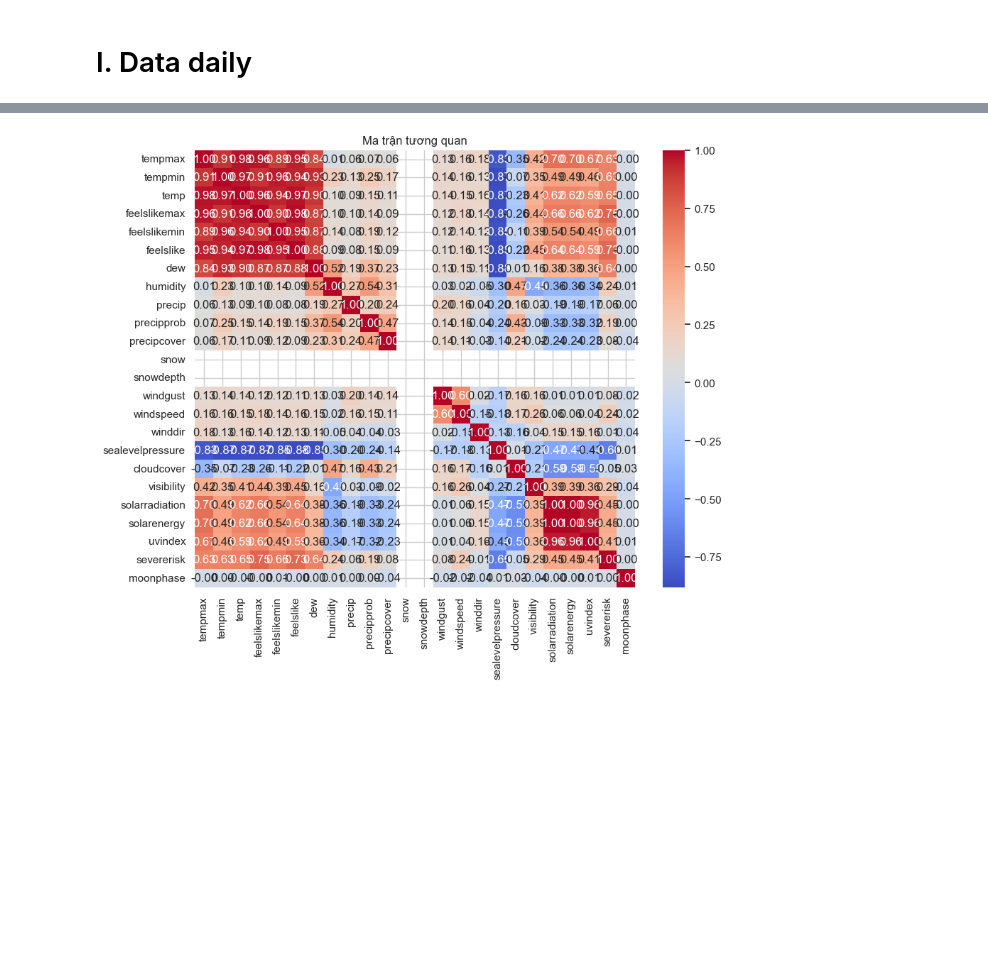
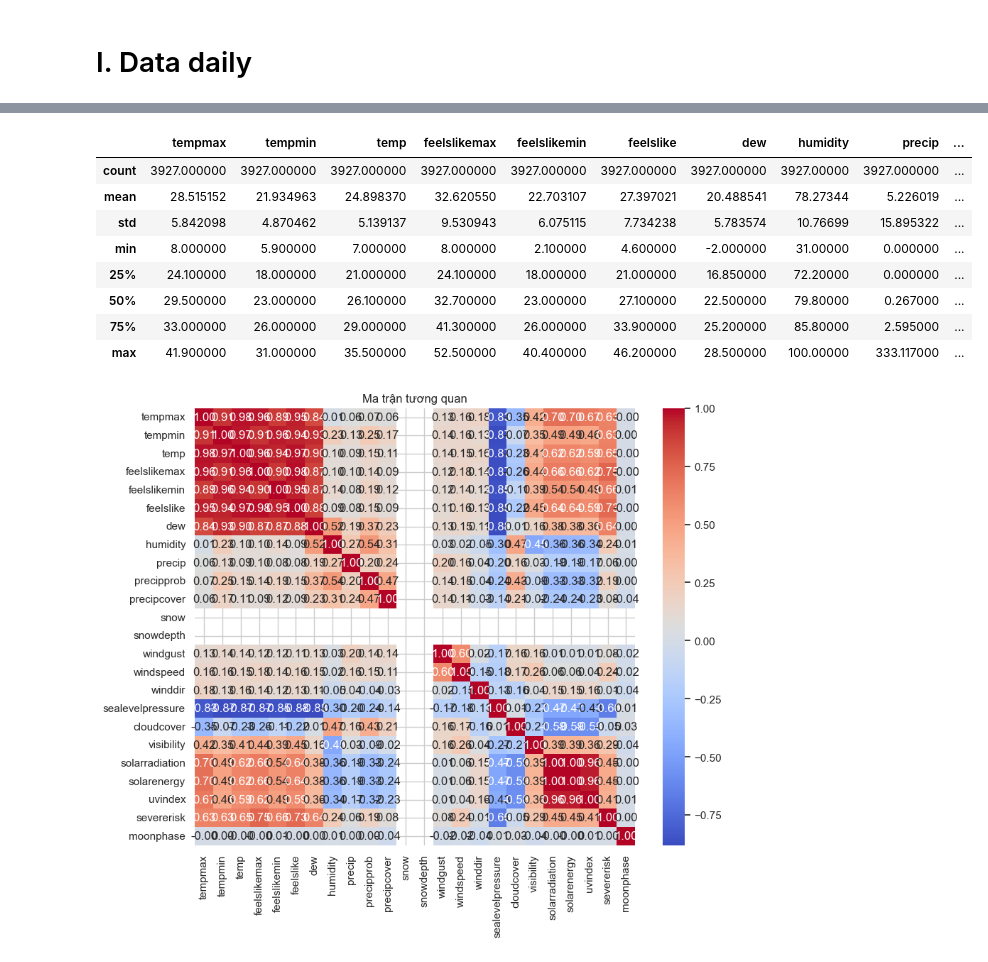
Before and after one commit to tungvoi38/Machine_Learning_Group_3, a Jupyter notebook: temperature_prediction_Hanoi/notebooks/01-data_understanding.ipynb, the cells around one changed output, grey strips where cells are left out. Saved outputs shown, nothing was run; the diff lists cells and outputs as text; code cells hidden in the pictures; blank space fills up the shorter version.

```diff
--- a/temperature_prediction_Hanoi/notebooks/01-data_understanding.ipynb
+++ b/temperature_prediction_Hanoi/notebooks/01-data_understanding.ipynb
@@ -105,11 +69,0 @@ memory usage: 1012.6+ KB
-# %%
-# Chuyển cột ngày
-df_daily['datetime'] = pd.to_datetime(df_daily['datetime'], errors='coerce')
-
-# Vẽ xu hướng nhiệt độ
-plt.figure(figsize=(12,6))
-plt.plot(df_daily['datetime'], df_daily['temp'])
-plt.title('Nhiệt độ trung bình hàng ngày tại Hà Nội (10 năm)')
-plt.xlabel('Năm')
-plt.ylabel('Nhiệt độ (°C)')
-plt.show()
@@ -141,0 +92,12 @@ for col in numeric_cols_d:
+# %%
+df_daily.describe()
+# %% [output]
+|  | tempmax | tempmin | temp | feelslikemax | feelslikemin | feelslike | dew | humidity | precip | ... |
+| count | 3927.000000 | 3927.000000 | 3927.000000 | 3927.000000 | 3927.000000 | 3927.000000 | 3927.000000 | 3927.00000 | 3927.000000 | ... |
+| mean | 28.515152 | 21.934963 | 24.898370 | 32.620550 | 22.703107 | 27.397021 | 20.488541 | 78.27344 | 5.226019 | ... |
+| std | 5.842098 | 4.870462 | 5.139137 | 9.530943 | 6.075115 | 7.734238 | 5.783574 | 10.76699 | 15.895322 | ... |
+| min | 8.000000 | 5.900000 | 7.000000 | 8.000000 | 2.100000 | 4.600000 | -2.000000 | 31.00000 | 0.000000 | ... |
+| 25% | 24.100000 | 18.000000 | 21.000000 | 24.100000 | 18.000000 | 21.000000 | 16.850000 | 72.20000 | 0.000000 | ... |
+| 50% | 29.500000 | 23.000000 | 26.100000 | 32.700000 | 23.000000 | 27.100000 | 22.500000 | 79.80000 | 0.267000 | ... |
+| 75% | 33.000000 | 26.000000 | 29.000000 | 41.300000 | 26.000000 | 33.900000 | 25.200000 | 85.80000 | 2.595000 | ... |
+| max | 41.900000 | 31.000000 | 35.500000 | 52.500000 | 40.400000 | 46.200000 | 28.500000 | 100.00000 | 333.117000 | ... |
```
Also changed, not shown: parts of 21 cells of this notebook.
